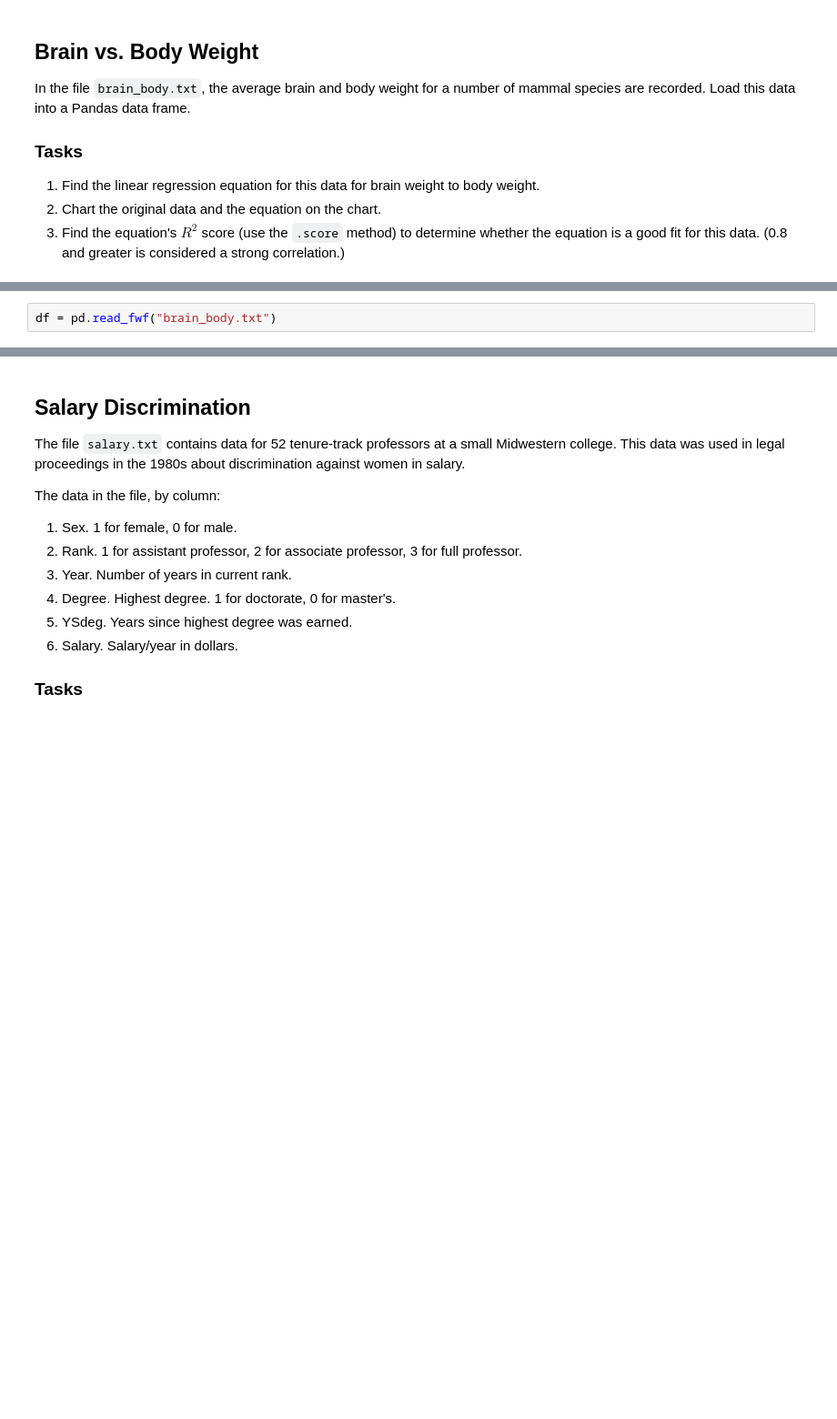
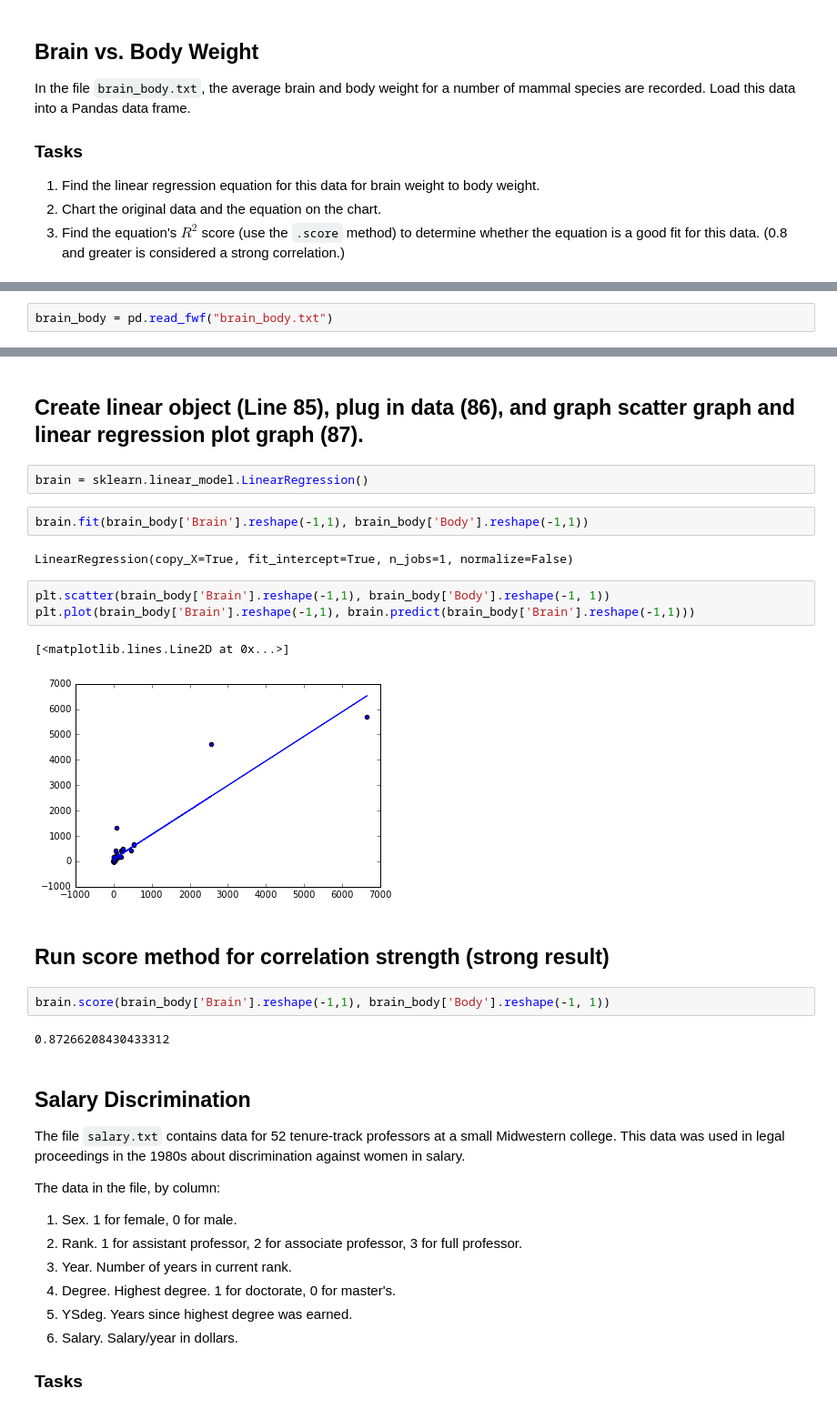
Before and after one commit to RyanOakes/linear_regression, a Jupyter notebook: simple-linear-regression.ipynb, the cells around one changed output, grey strips where cells are left out. Shown: that part at 91% size. Drawn from its saved outputs; the diff is of its cells as text; blank space fills up the shorter version.

```diff
--- a/simple-linear-regression.ipynb
+++ b/simple-linear-regression.ipynb
@@ -64,2 +102,2 @@ In the file `brain_body.txt`, the average brain and body weight for a number of
 # %%
-df = pd.read_fwf("brain_body.txt")
+brain_body = pd.read_fwf("brain_body.txt")
@@ -66,3 +113,23 @@ df = pd.read_fwf("brain_body.txt")
+# %% [markdown]
+## Create linear object (Line 85), plug in data (86), and graph scatter graph and linear regression plot graph (87).
+# %%
+brain = sklearn.linear_model.LinearRegression()
+# %%
+brain.fit(brain_body['Brain'].reshape(-1,1), brain_body['Body'].reshape(-1,1))
+# %% [output]
+LinearRegression(copy_X=True, fit_intercept=True, n_jobs=1, normalize=False)
+# %%
+plt.scatter(brain_body['Brain'].reshape(-1,1), brain_body['Body'].reshape(-1, 1))
+plt.plot(brain_body['Brain'].reshape(-1,1), brain.predict(brain_body['Brain'].reshape(-1,1)))
+# %% [output]
+[<matplotlib.lines.Line2D at 0x...>]
+[figure, added]
+# %% [markdown]
+## Run score method for correlation strength (strong result)
+# %%
+brain.score(brain_body['Brain'].reshape(-1,1), brain_body['Body'].reshape(-1, 1))
+# %% [output]
+0.87266208430433312
 # %% [markdown]
 ## Salary Discrimination
 
```
Also changed, not shown: parts of 37 cells of this notebook.
